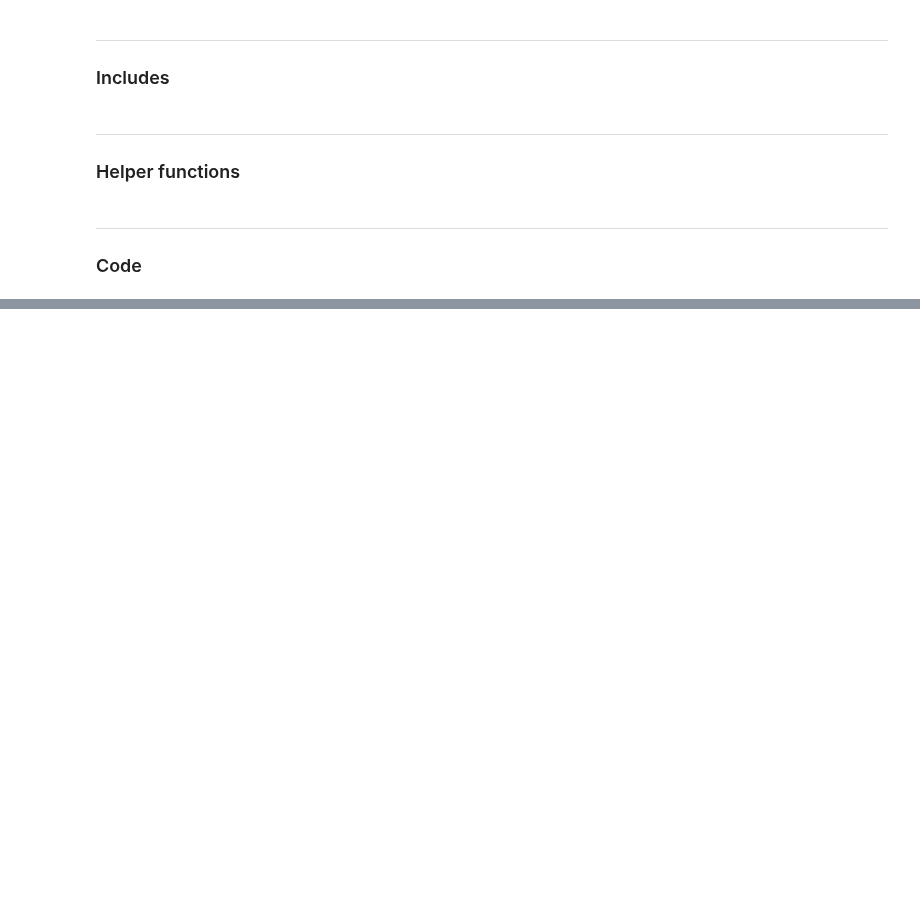
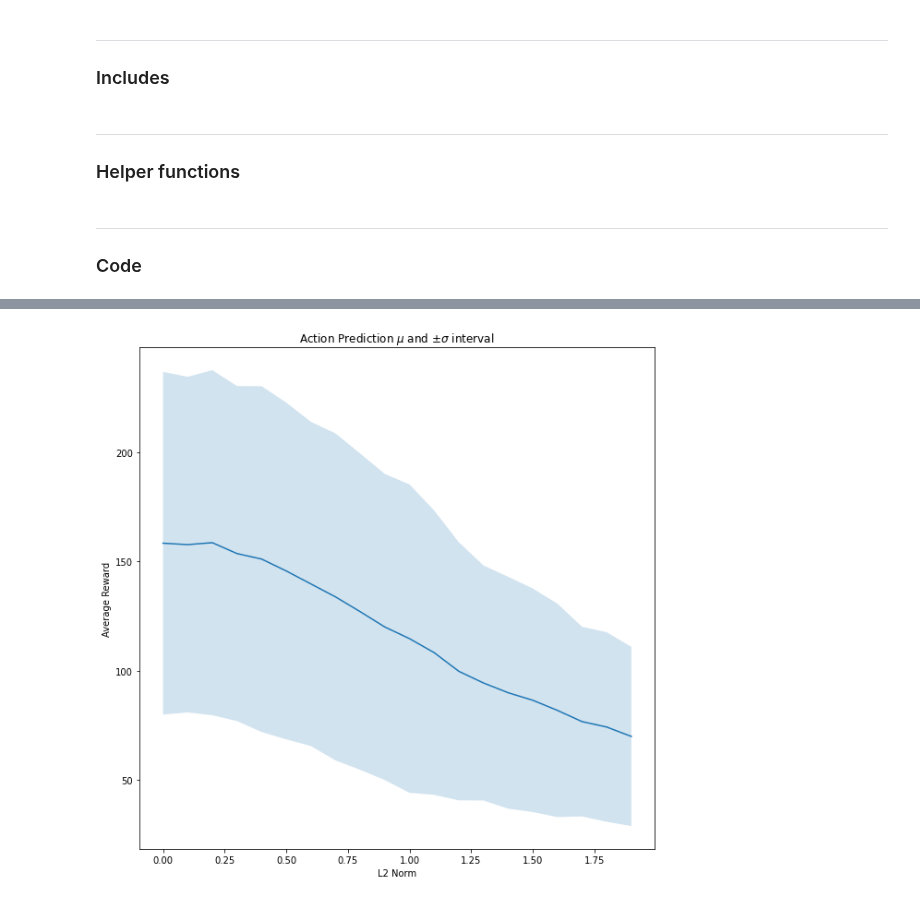
Before and after one commit to Davidobot/adversarial_hrl, a Jupyter notebook: dqn_linear_cartpole.ipynb, the cells around one changed output, grey strips where cells are left out. Saved outputs shown, nothing was run; the diff lists cells and outputs as text; code cells hidden in the pictures; blank space fills up the shorter version.

```diff
--- a/dqn_linear_cartpole.ipynb
+++ b/dqn_linear_cartpole.ipynb
@@ -101,8 +118,9 @@ def rev_one_hot(a):
 class DQN(nn.Module):
     def __init__(self, inputs, outputs, mem_len = 10000):
         super(DQN, self).__init__()
-        self.fc1 = nn.Linear(inputs, 256)
-        self.head = nn.Linear(256, outputs)
+        self.fc1 = nn.Linear(inputs, 128)
+        self.fc2 = nn.Linear(128, 128)
+        self.head = nn.Linear(128, outputs)
 
         self.memory = ReplayMemory(mem_len)
         self.optimizer = None
@@ -111,17 +129,17 @@ class DQN(nn.Module):
         self.n_actions = outputs
         self.steps_done = 0
 
-        self.EPS_START = 0.9
-        self.EPS_END = 0.05
-        self.EPS_DECAY = 200 #50000 # in number of steps
+        self.EPS_START = 1.0
+        self.EPS_END = 0.1
+        self.EPS_DECAY = 1000 #50000 # in number of steps
 
     def forward(self, x):
         x = F.relu(self.fc1(x))
+        x = F.relu(self.fc2(x))
         return self.head(x)
 
     def act(self, state):
-        #eps_threshold = self.EPS_END + (self.EPS_START - self.EPS_END) * (1. - min(1., self.steps_done / self.EPS_DECAY))
-        eps_threshold = self.EPS_END + (self.EPS_START - self.EPS_END) * math.exp(-1. * self.steps_done / self.EPS_DECAY)
+        eps_threshold = self.EPS_END + (self.EPS_START - self.EPS_END) * (1. - min(1., self.steps_done / self.EPS_DECAY))
         self.steps_done += 1
 
         # With probability eps select a random action
@@ -271,0 +265,14 @@ KeyboardInterrupt:
+# %%
+episodes = {}
+for l2norm in range(20):
+    episodes[l2norm] = []
+
+# train 20 models for 200 steps, then eval them
+for i in range(20):
+    agent = train_model()
+    eval_model(agent, episodes)
+    plot_norms(episodes)
+
+plot_norms(episodes)
+# %% [output]
+[figure, added]
```
Also changed, not shown: parts of 6 cells of this notebook, 3 other files.
